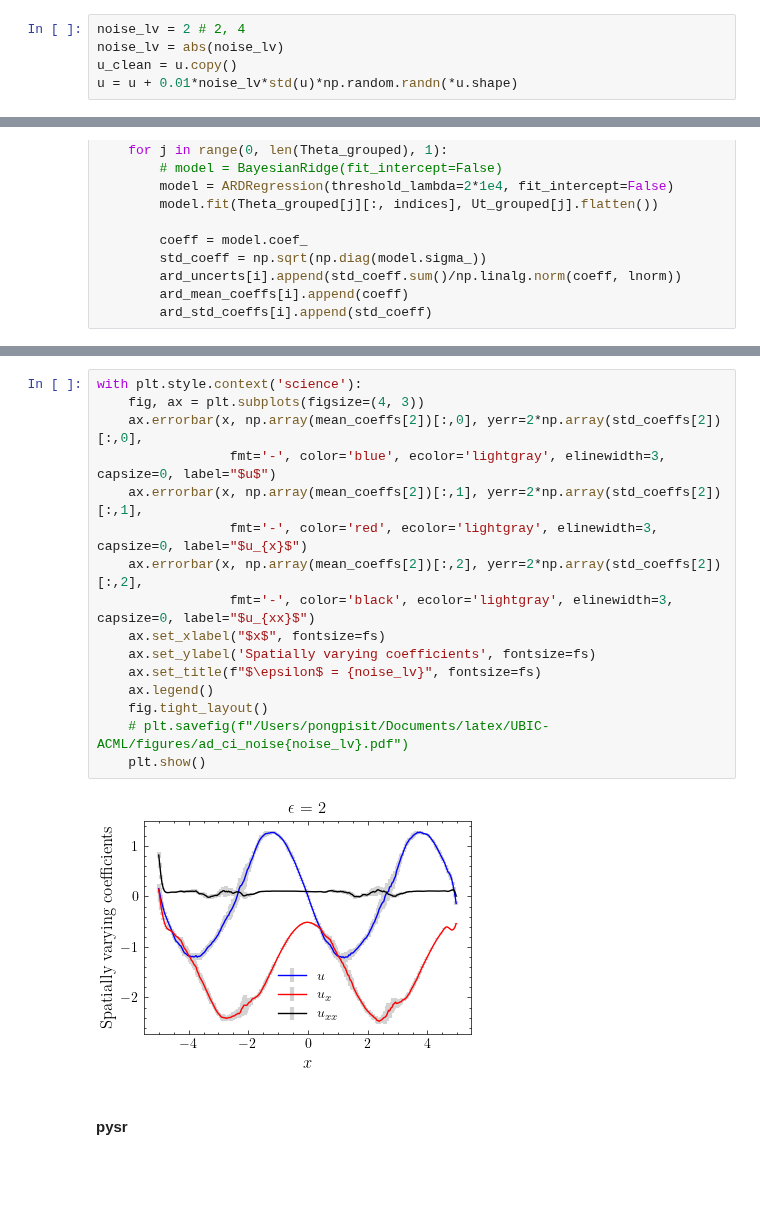
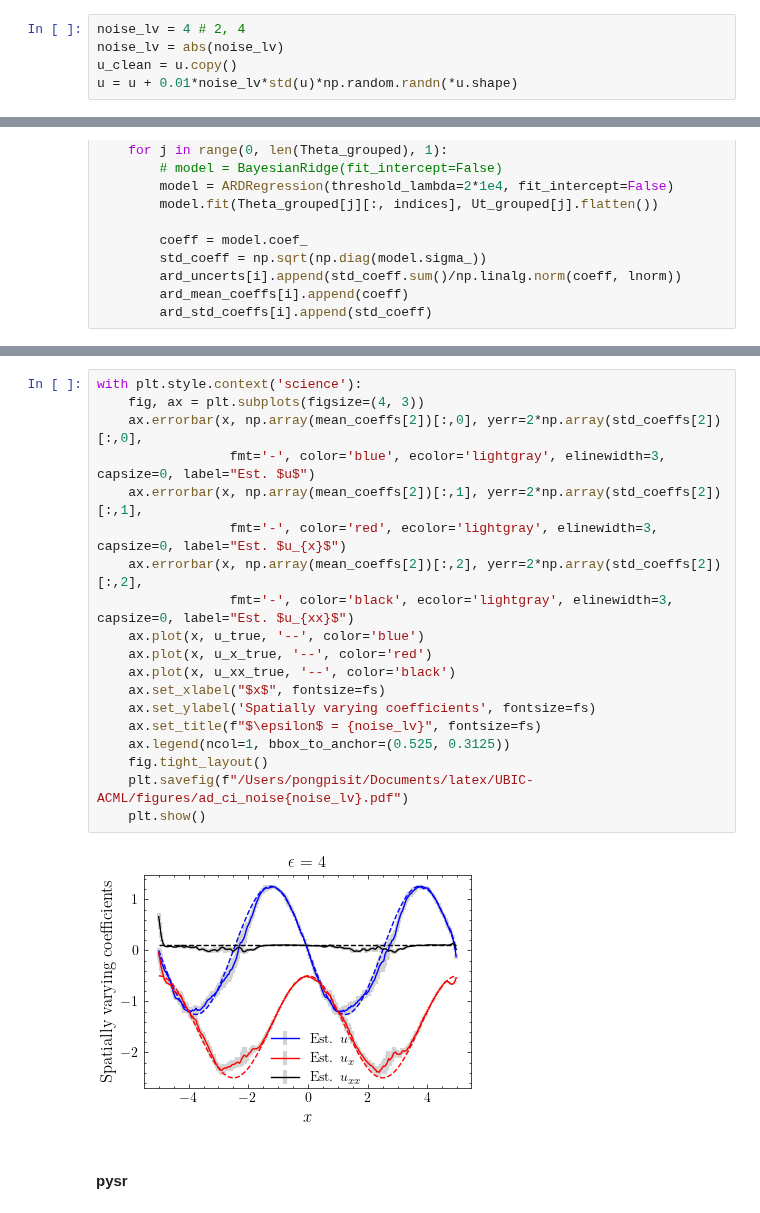
Before and after one commit to Pongpisit-Thanasutives/parametric-discovery, a Jupyter notebook: Spatial_Advection_Diffusion_WeakLib_PySR.ipynb, the cells around one changed output, grey strips where cells are left out. Saved outputs shown, nothing was run; the diff lists cells and outputs as text; blank space fills up the shorter version.

```diff
--- a/Spatial_Advection_Diffusion_WeakLib_PySR.ipynb
+++ b/Spatial_Advection_Diffusion_WeakLib_PySR.ipynb
@@ -173,7 +173,7 @@ show()
 # %% [output]
 [figure]
 # %%
-noise_lv = 2 # 2, 4
+noise_lv = 4 # 2, 4
 noise_lv = abs(noise_lv)
 u_clean = u.copy()
 u = u + 0.01*noise_lv*std(u)*np.random.randn(*u.shape)
@@ -386,21 +387,24 @@ with plt.style.context('science'):
 # %%
 with plt.style.context('science'):
     fig, ax = plt.subplots(figsize=(4, 3))
     ax.errorbar(x, np.array(mean_coeffs[2])[:,0], yerr=2*np.array(std_coeffs[2])[:,0],
-                 fmt='-', color='blue', ecolor='lightgray', elinewidth=3, capsize=0, label="$u$")
+                 fmt='-', color='blue', ecolor='lightgray', elinewidth=3, capsize=0, label="Est. $u$")
     ax.errorbar(x, np.array(mean_coeffs[2])[:,1], yerr=2*np.array(std_coeffs[2])[:,1],
-                 fmt='-', color='red', ecolor='lightgray', elinewidth=3, capsize=0, label="$u_{x}$")
+                 fmt='-', color='red', ecolor='lightgray', elinewidth=3, capsize=0, label="Est. $u_{x}$")
     ax.errorbar(x, np.array(mean_coeffs[2])[:,2], yerr=2*np.array(std_coeffs[2])[:,2],
-                 fmt='-', color='black', ecolor='lightgray', elinewidth=3, capsize=0, label="$u_{xx}$")
+                 fmt='-', color='black', ecolor='lightgray', elinewidth=3, capsize=0, label="Est. $u_{xx}$")
+    ax.plot(x, u_true, '--', color='blue')
+    ax.plot(x, u_x_true, '--', color='red')
+    ax.plot(x, u_xx_true, '--', color='black')
     ax.set_xlabel("$x$", fontsize=fs)
     ax.set_ylabel('Spatially varying coefficients', fontsize=fs)
     ax.set_title(f"$\epsilon$ = {noise_lv}", fontsize=fs)
-    ax.legend()
+    ax.legend(ncol=1, bbox_to_anchor=(0.525, 0.3125))
     fig.tight_layout()
-    # plt.savefig(f"/Users/pongpisit/Documents/latex/UBIC-ACML/figures/ad_ci_noise{noise_lv}.pdf")
+    plt.savefig(f"/Users/pongpisit/Documents/latex/UBIC-ACML/figures/ad_ci_noise{noise_lv}.pdf")
     plt.show()
 # %% [output]
-[figure, old version]
+[figure, new version]
 # %% [markdown]
 #### pysr
 # %%
```
Also changed, not shown: parts of 8 cells of this notebook, 2 other files.
